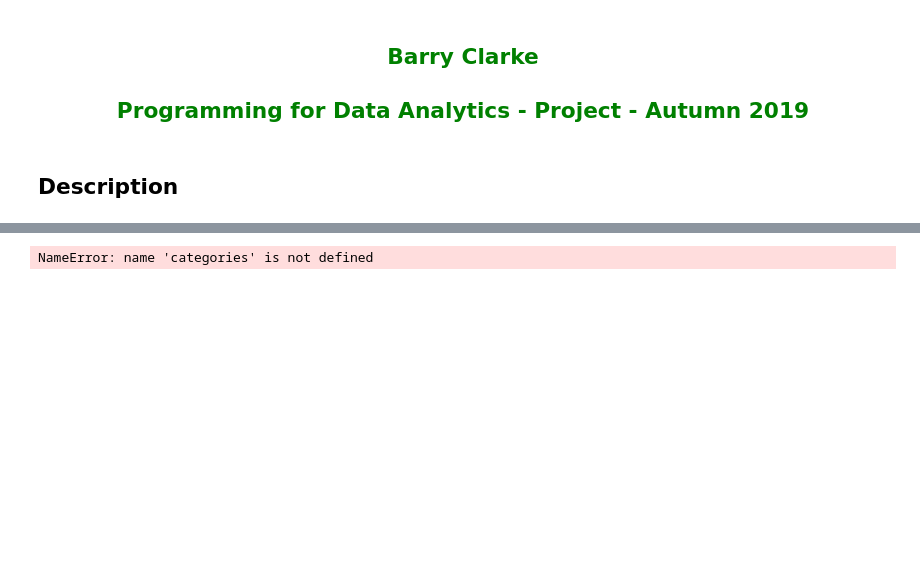
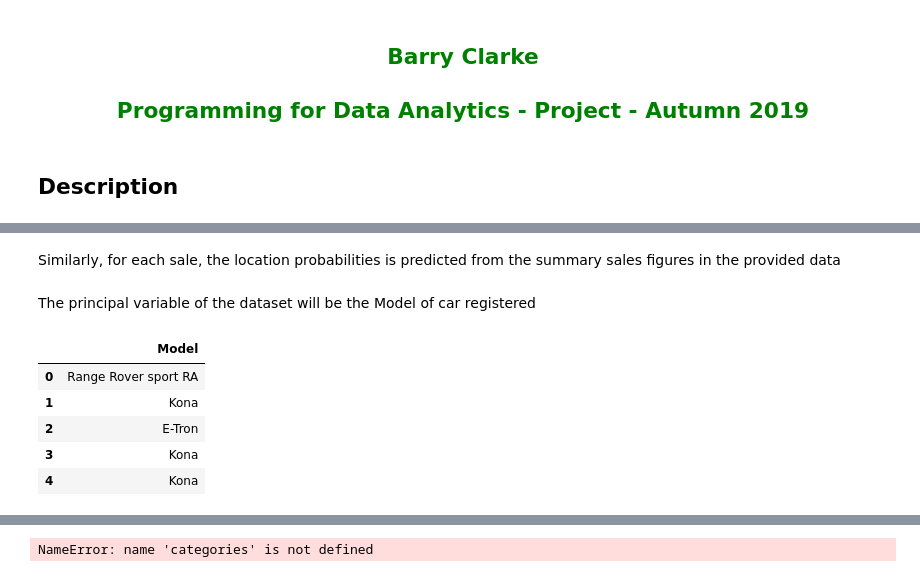
Before and after one commit to BarryClarke/Create-a-Data-set-Project-Autumn-2019, a Jupyter notebook: New Electric car sales.ipynb, the cells around one changed output, grey strips where cells are left out. Saved outputs shown, nothing was run; the diff lists cells and outputs as text; code cells hidden in the pictures; blank space fills up the shorter version.

```diff
--- a/New Electric car sales.ipynb
+++ b/New Electric car sales.ipynb
@@ -56,5 +58,7 @@ p1=[0.212, 0.220, 0.090, 0.037, 0.062, 0.046, 0.046, 0.003, 0.035, 0.027, 0.022,
 p1 = np.array(p1)
 p1 /= p1.sum()
+# %% [markdown]
+Similarly, for each sale, the location probabilities is predicted from the summary sales figures in the provided data
 # %%
 # Probabilities of location where car is registered
 p2=[0.728, 0.057, 0.033, 0.076, 0.057, 0.034, 0.015]
@@ -71,0 +65,14 @@ for i in range(10):
+# %% [markdown]
+The principal variable of the dataset will be the Model of car registered
+# %%
+# Create a dataset containing 1000 hybrid or electric cars listed in 'Model' above with probabilities 'P1' also listed above
+Cars = pd.DataFrame({'Model': np.random.choice(model, 10, p=p1)})
+# View the head of the dataset
+Cars.head()
+# %% [output]
+|  | Model |
+| 0 | Range Rover sport RA |
+| 1 | Kona |
+| 2 | E-Tron |
+| 3 | Kona |
+| 4 | Kona |
```
Also changed, not shown: parts of 17 cells of this notebook, 1 other file.
